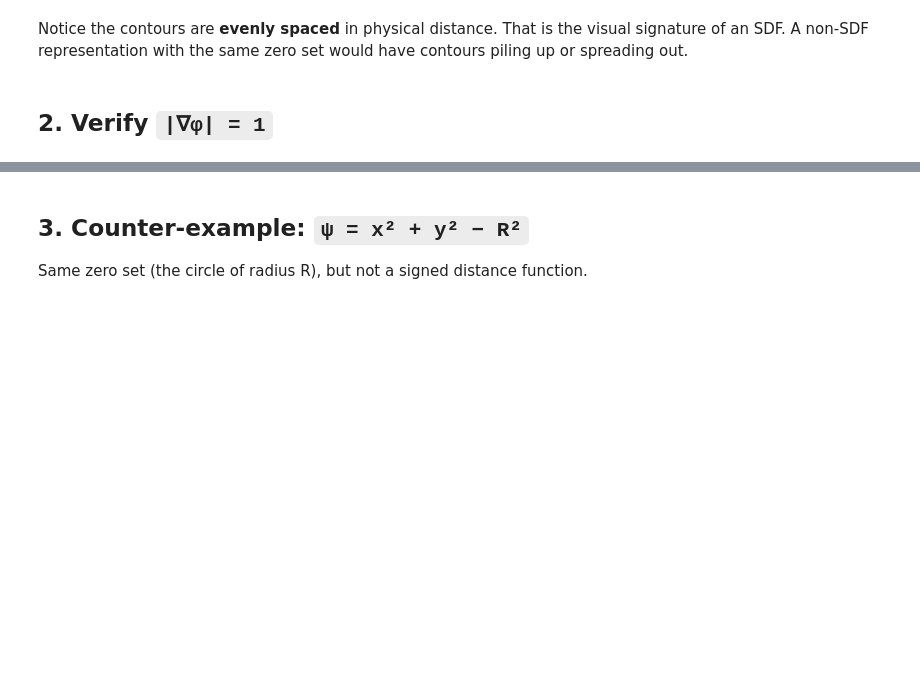
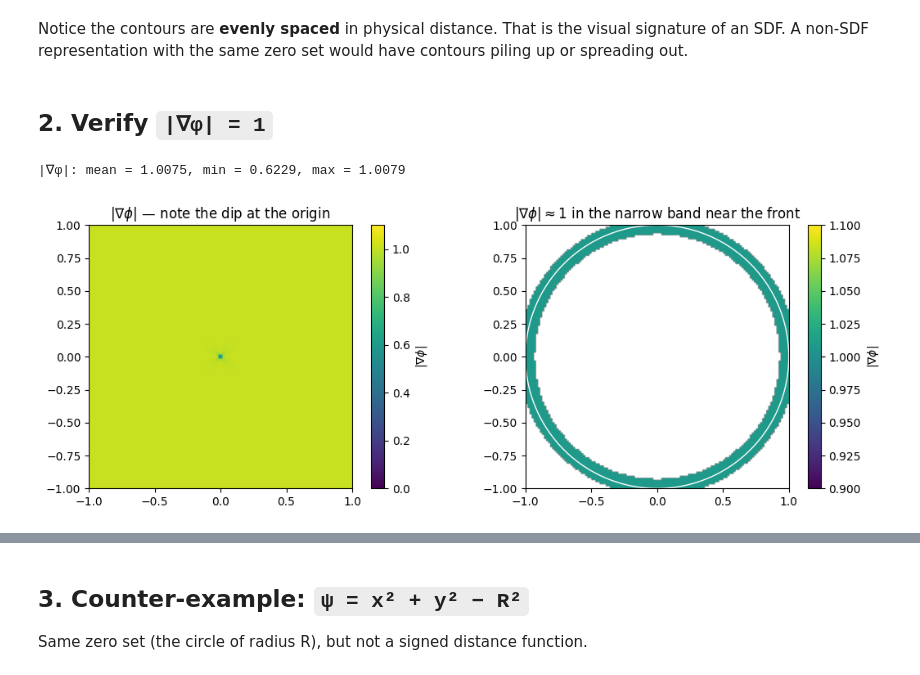
Before and after one commit to harrism/learn-fire, a Jupyter notebook: lessons/01_level_sets.ipynb, the cells around one changed output, grey strips where cells are left out. Drawn from its saved outputs; the diff is of its cells as text; code cells hidden in the pictures; blank space fills up the shorter version.

```diff
--- a/lessons/01_level_sets.ipynb
+++ b/lessons/01_level_sets.ipynb
@@ -47,14 +51,25 @@ Notice the contours are **evenly spaced** in physical distance. That is the visu
 # %%
 def grad_mag(phi, h):
     gy, gx = np.gradient(phi, h)
     return np.sqrt(gx**2 + gy**2)
 
 mag = grad_mag(phi, h)
 print(f'|∇φ|: mean = {mag.mean():.4f}, min = {mag.min():.4f}, max = {mag.max():.4f}')
-# The only point where |∇φ| ≠ 1 is at the origin (SDF is not differentiable there).
 
-plt.figure(figsize=(5, 4))
-plt.imshow(mag, extent=[-L/2, L/2, -L/2, L/2], origin='lower', cmap='viridis', vmin=0.9, vmax=1.1)
-plt.colorbar(label=r'$|\nabla \phi|$')
-plt.title(r'$|\nabla \phi|$ ≈ 1 everywhere')
+fig, ax = plt.subplots(1, 2, figsize=(11, 4))
+im0 = ax[0].imshow(mag, extent=[-L/2, L/2, -L/2, L/2], origin='lower', cmap='viridis', vmin=0, vmax=1.1)
+plt.colorbar(im0, ax=ax[0], label=r'$|\nabla \phi|$')
+ax[0].set_title(r'$|\nabla \phi|$ — note the dip at the origin')
+
+# Restrict to a narrow band around the front — that's all the solver actually uses.
+band = np.abs(phi) < 4*h
+mag_band = np.where(band, mag, np.nan)
+im1 = ax[1].imshow(mag_band, extent=[-L/2, L/2, -L/2, L/2], origin='lower', cmap='viridis', vmin=0.9, vmax=1.1)
+plt.colorbar(im1, ax=ax[1], label=r'$|\nabla \phi|$')
+ax[1].contour(X, Y, phi, levels=[0], colors='w', linewidths=1)
+ax[1].set_title(r'$|\nabla \phi| \approx 1$ in the narrow band near the front')
+plt.tight_layout()
 plt.show()
+# %% [output]
+|∇φ|: mean = 1.0075, min = 0.6229, max = 1.0079
+[figure, added]
```
Also changed, not shown: parts of 7 cells of this notebook.
